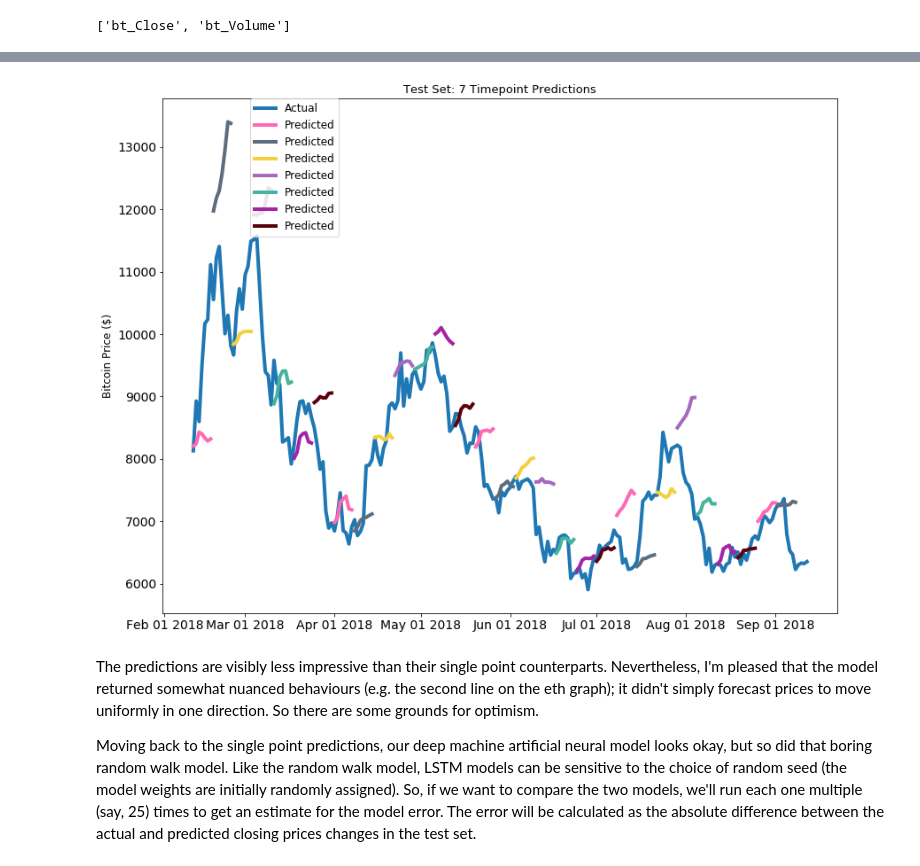
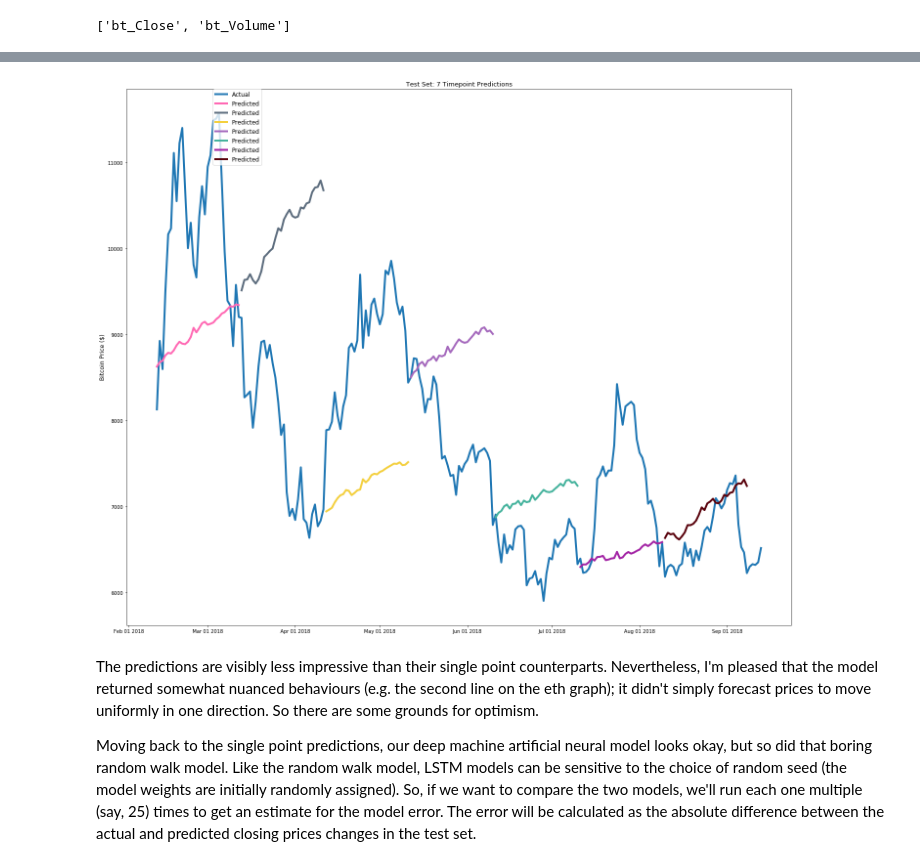
Before and after one commit to kejsiStruga/bitcoin-price-prediction, a Jupyter notebook: Cryptoprices-LSTM (copy).ipynb, the cells around one changed output, grey strips where cells are left out. Cells and saved outputs as stored; diff of their text form; code cells hidden in the pictures.

Commit message:
Increased window size; not good results

```diff
--- a/Cryptoprices-LSTM (copy).ipynb
+++ b/Cryptoprices-LSTM (copy).ipynb
@@ -107,9 +107,10 @@ plt.show()
 # %%
 market_info = bitcoin_market_info
-market_info = market_info[market_info['Date']>='2013-04-28']
+# '2013-04-28'
+market_info = market_info[market_info['Date']>= '2014-01-01']
 for coins in ['bt_']:
     kwargs = { coins+'day_diff': lambda x: (x[coins+'Close']-x[coins+'Open'])/x[coins+'Open']}
     market_info = market_info.assign(**kwargs)
-market_info.head()
+market_info.tail()
 # %% [output]
 |  | Date | bt_Open | bt_High | bt_Low | bt_Close | bt_Volume | bt_Market Cap | bt_day_diff |
@@ -389,7 +421,7 @@ eth_history = eth_model.fit(LSTM_training_inputs[:-pred_range], LSTM_training_ou
 np.random.seed(202)
 # we'll try to predict the closing price for the next 5 days
 # change this value if you want to make longer/shorter prediction
-pred_range = 7
+pred_range = 30
 # initialise model architecture
 bt_model = build_model(LSTM_training_inputs, output_size=pred_range, neurons = 20)
 # model output is next 7 prices normalised to 10th previous closing price
@@ -407,43 +457,47 @@ bt_history = bt_model.fit(LSTM_training_inputs[:-pred_range], LSTM_training_outp
 # eth_pred_prices = ((eth_model.predict(LSTM_test_inputs)[:-pred_range][::pred_range]+1)*\
 #                    test_set['eth_Close'].values[:-(window_len + pred_range)][::7].reshape(int(np.ceil((len(LSTM_test_inputs)-pred_range)/float(pred_range))),1))
 bt_pred_prices = ((bt_model.predict(LSTM_test_inputs)[:-pred_range][::pred_range]+1)*\
-                   test_set['bt_Close'].values[:-(window_len + pred_range)][::7].reshape(int(np.ceil((len(LSTM_test_inputs)-pred_range)/float(pred_range))),1))
+                   test_set['bt_Close'].values[:-(window_len + pred_range)][::30].reshape(int(np.ceil((len(LSTM_test_inputs)-pred_range)/float(pred_range))),1))
 
-pred_colors = ["#FF69B4", "#5D6D7E", "#F4D03F","#A569BD","#45B39D", '#a324a5', '#59020c']
+pred_colors = ["#FF69B4", "#5D6D7E", "#F4D03F","#A569BD","#45B39D", '#a324a5', '#59020c',
+              "#FF69B4", "#5D6D7E", "#F4D03F","#A569BD","#45B39D", '#a324a5', '#59020c',
+              "#FF69B4", "#5D6D7E", "#F4D03F","#A569BD","#45B39D", '#a324a5', '#59020c',
+              "#FF69B4", "#5D6D7E", "#F4D03F","#A569BD","#45B39D", '#a324a5', '#59020c',
+              "#FF69B4", "#5D6D7E"]
 fig, (ax1) = plt.subplots(1,1)
 
 fig_size = plt.rcParams["figure.figsize"]
 # Set figure width to 12 and height to 9
 fig_size[0] = 12
 fig_size[1] = 9
 plt.rcParams["figure.figsize"] = fig_size
 
 ax1.set_xticks([datetime.date(2018,i+1,1) for i in range(12)])
 # ax2.set_xticks([datetime.date(2017,i+1,1) for i in range(12)])
 ax1.set_xticklabels([datetime.date(2018,i+1,1).strftime('%b %d %Y')  for i in range(12)])
 ax1.plot(model_data[model_data['Date']>= split_date]['Date'][window_len:].astype(datetime.datetime),
          test_set['bt_Close'][window_len:], label='Actual')
 # ax2.plot(model_data[model_data['Date']>= split_date]['Date'][window_len:].astype(datetime.datetime),
 #          test_set['eth_Close'][window_len:], label='Actual')
 for i, (bt_pred) in enumerate(bt_pred_prices):
     # Only adding lines to the legend once
-    if i<7:
+    if i<30:
         ax1.plot(model_data[model_data['Date']>= split_date]['Date'][window_len:].astype(datetime.datetime)[i*pred_range:i*pred_range+pred_range],
-                 bt_pred, color=pred_colors[i%7], label="Predicted")
+                 bt_pred, color=pred_colors[i%30], label="Predicted")
     else:
         ax1.plot(model_data[model_data['Date']>= split_date]['Date'][window_len:].astype(datetime.datetime)[i*pred_range:i*pred_range+pred_range],
                  bt_pred, color=pred_colors[i%7])
 #     ax2.plot(model_data[model_data['Date']>= split_date]['Date'][window_len:].astype(datetime.datetime)[i*pred_range:i*pred_range+pred_range],
 #              eth_pred, color=pred_colors[i%5])
 ax1.set_title('Test Set: 7 Timepoint Predictions',fontsize=13)
 ax1.set_ylabel('Bitcoin Price ($)',fontsize=12)
 # ax1.set_xticklabels('')
 # ax2.set_ylabel('Ethereum Price ($)',fontsize=12)
 ax1.legend(bbox_to_anchor=(0.13, 1), loc=2, borderaxespad=0., prop={'size': 12})
 fig.tight_layout()
 plt.show()
 # %% [output]
-[figure, old version]
+[figure, new version]
 # %% [markdown]
 The predictions are visibly less impressive than their single point counterparts. Nevertheless, I'm pleased that the model returned somewhat nuanced behaviours (e.g. the second line on the eth graph); it didn't simply forecast prices to move uniformly in one direction. So there are some grounds for optimism.
 
```
Also changed, not shown: parts of 14 cells of this notebook, 1 other file.
